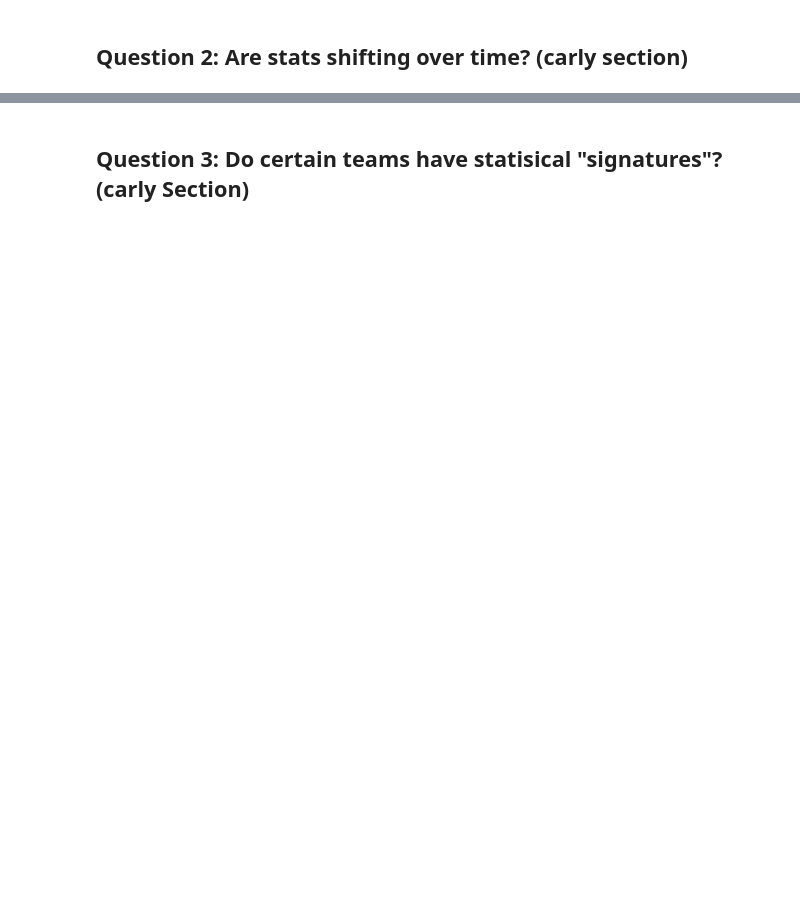
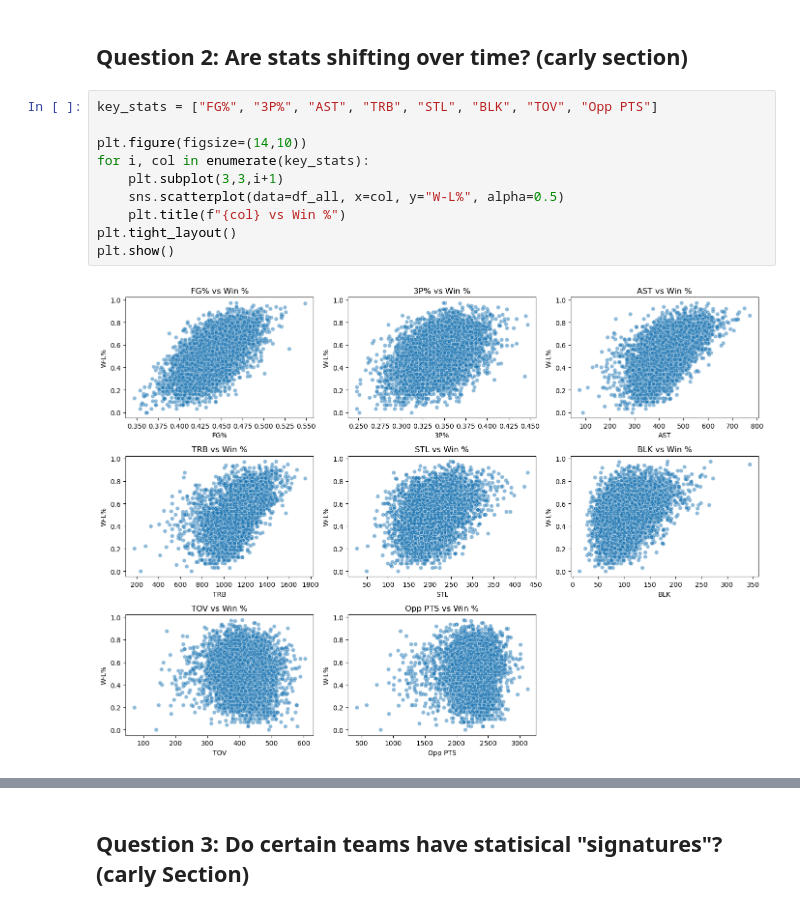
Before and after one commit to ccw0076/EDA_Project, a Jupyter notebook: eda_cbb_project.ipynb, the cells around one changed output, grey strips where cells are left out. Drawn from its saved outputs; the diff is of its cells as text; blank space fills up the shorter version.

```diff
--- a/eda_cbb_project.ipynb
+++ b/eda_cbb_project.ipynb
@@ -166,2 +210,14 @@ import matplotlib.pyplot as plt
 # %% [markdown]
 ## Question 2: Are stats shifting over time? (carly section)
+# %%
+key_stats = ["FG%", "3P%", "AST", "TRB", "STL", "BLK", "TOV", "Opp PTS"]
+
+plt.figure(figsize=(14,10))
+for i, col in enumerate(key_stats):
+    plt.subplot(3,3,i+1)
+    sns.scatterplot(data=df_all, x=col, y="W-L%", alpha=0.5)
+    plt.title(f"{col} vs Win %")
+plt.tight_layout()
+plt.show()
+# %% [output]
+[figure, added]
```
Also changed, not shown: parts of 16 cells of this notebook.
